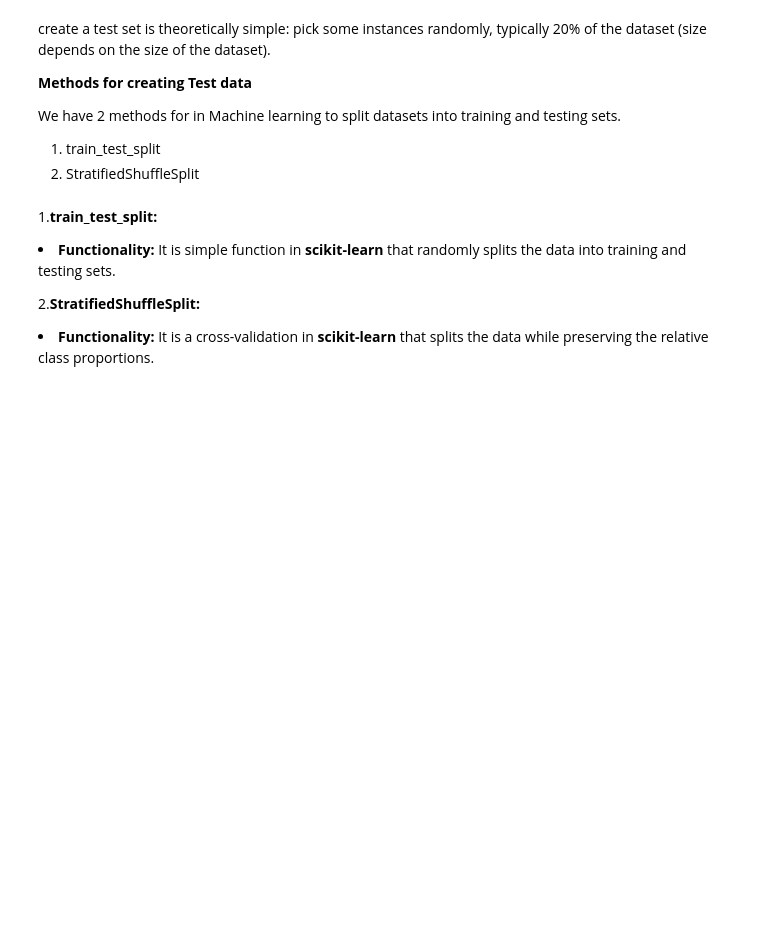
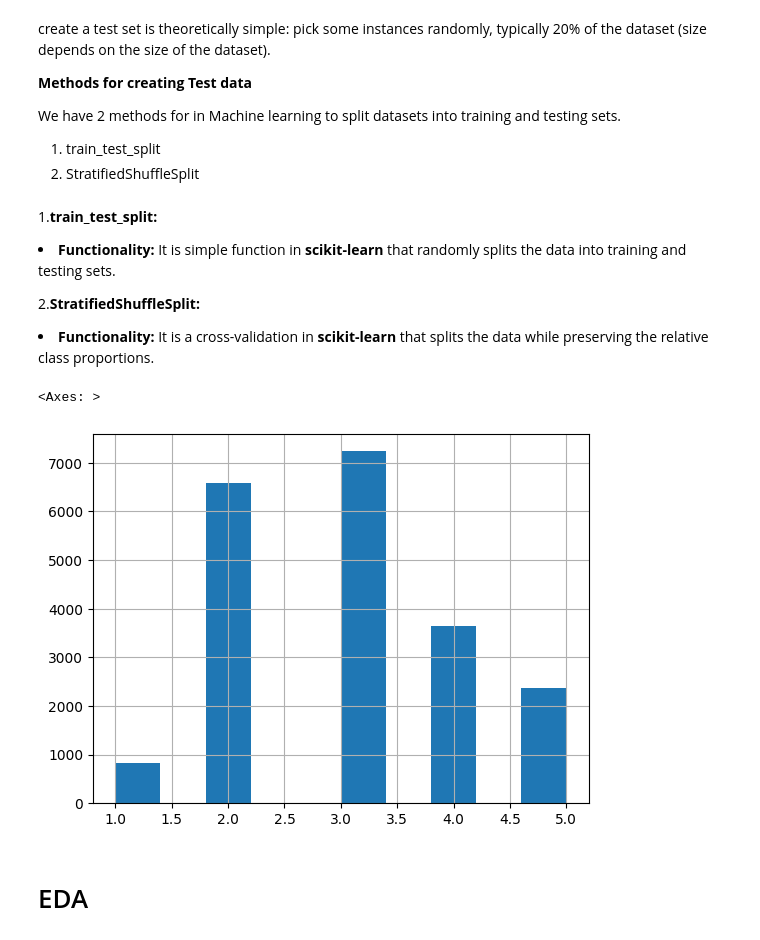
Before and after one commit to vaibhavthapli/ML_training, a Jupyter notebook: Regression.ipynb, the cells around one changed output. Drawn from its saved outputs; the diff is of its cells as text; code cells hidden in the pictures; blank space fills up the shorter version.

```diff
--- a/Regression.ipynb
+++ b/Regression.ipynb
@@ -149,0 +134,9 @@ We have 2 methods for in Machine learning to split datasets into training and te
+# %%
+housing["income_cat"] = pd.cut(housing["median_income"],
+                               bins = [0.0, 1.5, 3.0, 4.5, 6., np.inf],
+                               labels=[1,2,3,4,5])
+# %%
+housing["income_cat"].hist()
+# %% [output]
+<Axes: >
+[figure, added]
@@ -149,0 +153,2 @@ We have 2 methods for in Machine learning to split datasets into training and te
+# %% [markdown]
+# EDA
```
Also changed, not shown: parts of 28 cells of this notebook.
